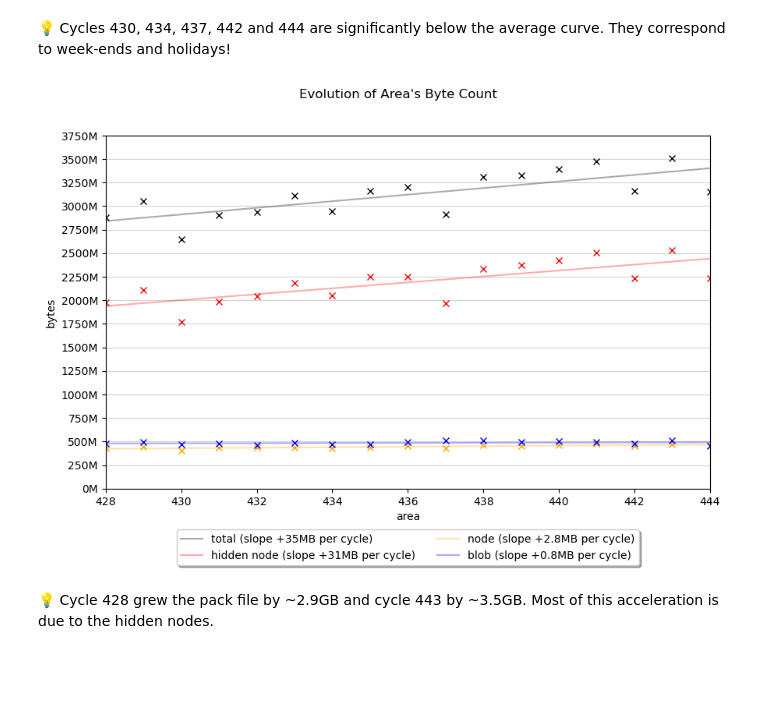
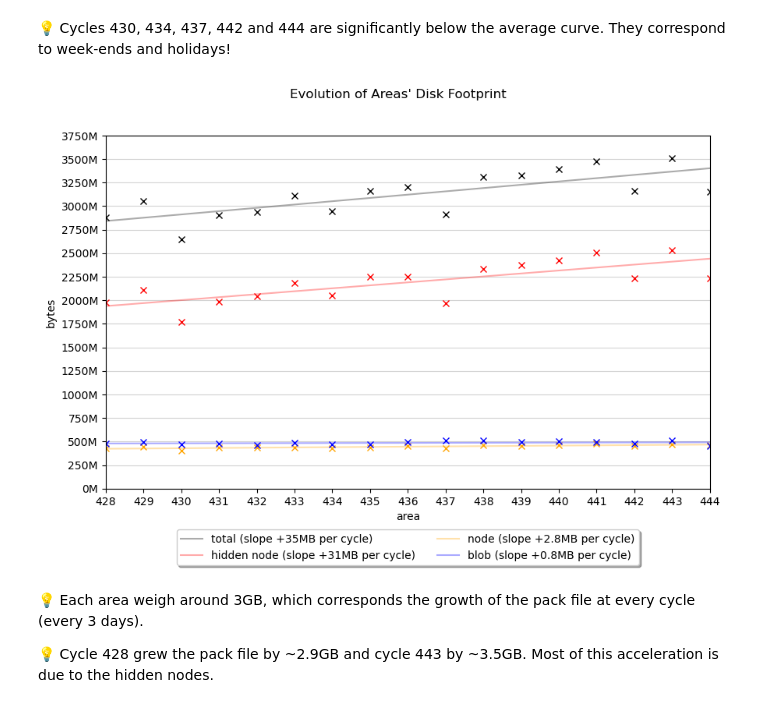
Before and after one commit to Ngoguey42/segment_hangzhou, a Jupyter notebook: index.ipynb, the cells around one changed output. Cells and saved outputs as stored; diff of their text form; code cells hidden in the pictures; blank space fills up the shorter version.

```diff
--- a/index.ipynb
+++ b/index.ipynb
@@ -121,8 +119,10 @@ custom_plot_tools.plot_area_curve_object_count('/tmp/summary_df1.csv')
 # %% [markdown]
 💡 Cycles 430, 434, 437, 442 and 444 are significantly below the average curve. They correspond to week-ends and holidays!
 # %%
-custom_plot_tools.plot_area_curve_byte_count('/tmp/summary_df1.csv')
+custom_plot_tools.plot_area_curve_byte_count('/tmp/summary_df1.csv', 'area', "Evolution of Areas' Disk Footprint", xbounds=(428, 444))
 # %% [output]
-[figure, old version]
+[figure, new version]
 # %% [markdown]
+💡 Each area weigh around 3GB, which corresponds the growth of the pack file at every cycle (every 3 days).
+
 💡 Cycle 428 grew the pack file by ~2.9GB and cycle 443 by ~3.5GB. Most of this acceleration is due to the hidden nodes.
```
Also changed, not shown: parts of 8 cells of this notebook, 5 other files.
